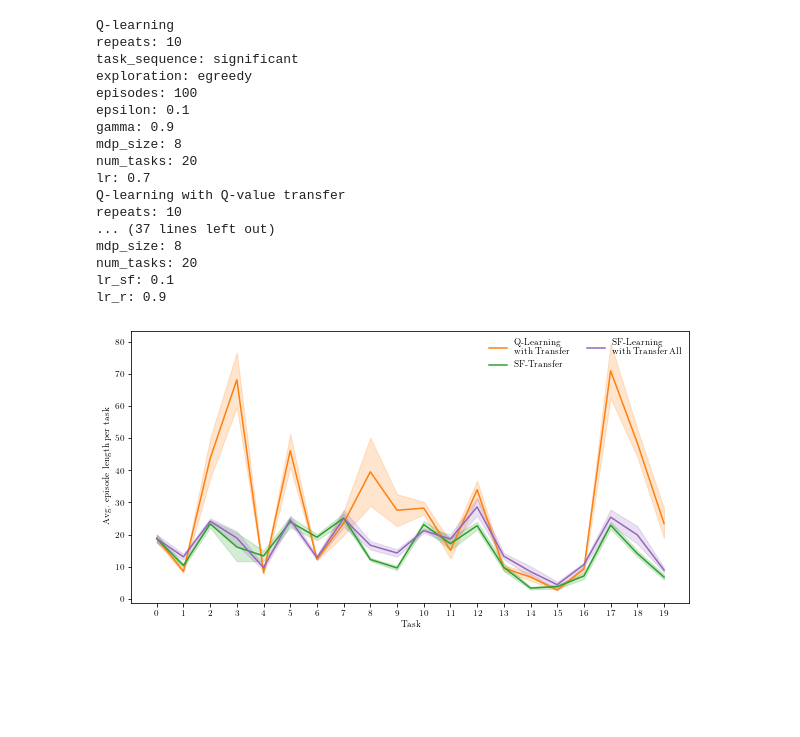
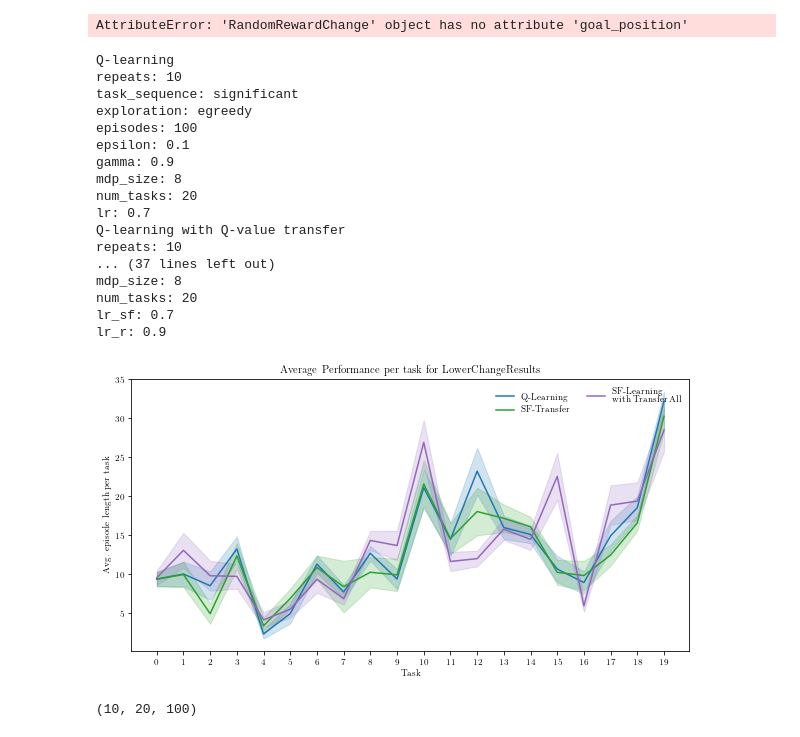
Before and after one commit to samuelfneumann/rewardpredictive, a Jupyter notebook: visualization.ipynb, the cells around one changed output. Cells and saved outputs as stored; diff of their text form; code cells hidden in the pictures; blank space fills up the shorter version.

```diff
--- a/visualization.ipynb
+++ b/visualization.ipynb
@@ -1,15 +1,26 @@
 # %%
+import pickle
 import numpy as np
 import rewardpredictive as rp
 import rlutils as rl
 import matplotlib.pyplot as plt
+from pathlib import Path
+from rewardpredictive.mdp import RandomRewardChange, mdp_goal_dist
 
 from matplotlib import rc
 rc('font', **{'family': 'serif', 'size': 9})
 rc('text', usetex=True)
 
-ql = rp.ExperimentSetTaskSequenceRandomRewardChangeQLearning.load()
-qt = rp.ExperimentSetTaskSequenceRandomRewardChangeQTransfer.load()
-sfl = rp.ExperimentSetTaskSequenceRandomRewardChangeSFLearning.load()
-sft = rp.ExperimentSetTaskSequenceRandomRewardChangeSFTransfer.load()
-sfta = rp.ExperimentSetTaskSequenceRandomRewardChangeSFTransferAll.load()
+from definitions import ROOT_DIR
+
+results_directory = 'UniformRandomResults'
+maze_file = Path(ROOT_DIR, 'data', 'RandomRewardMaze', 'maze.pkl')
+
+ql = rp.ExperimentSetTaskSequenceRandomRewardChangeQLearning.load(base_dir=f'./data/{results_directory}')
+qt = rp.ExperimentSetTaskSequenceRandomRewardChangeQTransfer.load(base_dir=f'./data/{results_directory}')
+sfl = rp.ExperimentSetTaskSequenceRandomRewardChangeSFLearning.load(base_dir=f'./data/{results_directory}')
+sft = rp.ExperimentSetTaskSequenceRandomRewardChangeSFTransfer.load(base_dir=f'./data/{results_directory}')
+sfta = rp.ExperimentSetTaskSequenceRandomRewardChangeSFTransferAll.load(base_dir=f'./data/{results_directory}')
+
+with open(maze_file, 'rb') as f:
+    mdp_seq = pickle.load(f)
@@ -34,3 +27,12 @@ Loading mazes from file /home/taodav/Documents/rewardpredictive/data/RandomRewar
+# %%
+all_positions = [mdp_seq[0].goal_position]
+all_distances = [0]
+for i in range(1, len(mdp_seq)):
+    all_distances.append(int(mdp_goal_dist(mdp_seq[i-1], mdp_seq[i])))
+    all_positions.append(mdp_seq[i].goal_position)
+len(all_distances)
+# %% [output]
+AttributeError: 'RandomRewardChange' object has no attribute 'goal_position'
 # %%
 # Set up some preliminary variables used for plotting
 episodes_per_task = ql.experiment_list[0].hparam["episodes"]
@@ -50,42 +52,48 @@ exp_sfl = sfl.get_best_experiment(exploration='egreedy', task_sequence='signific
 print('SF-learning with SF and rew transfer')
 exp_sfta = sfta.get_best_experiment(exploration='egreedy', task_sequence='significant')
 
-ep_len_qlearning = np.mean(exp_ql.results['episode_length'], axis=-1)
-ep_len_qtransfer = np.mean(exp_qt.results['episode_length'], axis=-1)
-ep_len_sftransfer = np.mean(exp_sft.results['episode_length'], axis=-1)
-ep_len_sflearning = np.mean(exp_sfl.results['episode_length'], axis=-1)
-ep_len_sftransferall = np.mean(exp_sfta.results['episode_length'], axis=-1)
+ep_len_qlearning = np.mean(np.array(exp_ql.results['episode_length'])[:, :, :50], axis=-1)
+ep_len_qtransfer = np.mean(np.array(exp_qt.results['episode_length'])[:, :, :50], axis=-1)
+ep_len_sftransfer = np.mean(np.array(exp_sft.results['episode_length'])[:, :, :50], axis=-1)
+ep_len_sflearning = np.mean(np.array(exp_sfl.results['episode_length'])[:, :, :50], axis=-1)
+ep_len_sftransferall = np.mean(np.array(exp_sfta.results['episode_length'])[:, :, :50], axis=-1)
 
 plt.figure(figsize=(10, 5))
-# rl.plot.mean_with_sem(tasks, ep_len_qlearning, axis=0, color='C0', label='Q-Learning')
-rl.plot.mean_with_sem(tasks, ep_len_qtransfer, axis=0, color='C1', label='Q-Learning\nwith Transfer')
+rl.plot.mean_with_sem(tasks, ep_len_qlearning, axis=0, color='C0', label='Q-Learning')
+# rl.plot.mean_with_sem(tasks, ep_len_qtransfer, axis=0, color='C1', label='Q-Learning\nwith Transfer')
 rl.plot.mean_with_sem(tasks, ep_len_sftransfer, axis=0, color='C2', label='SF-Transfer')
 # rl.plot.mean_with_sem(tasks, ep_len_sflearning, axis=0, color='C3', label='SF-Learning')
 rl.plot.mean_with_sem(tasks, ep_len_sftransferall, axis=0, color='C4', label='SF-Learning\nwith Transfer All')
+
 # plt.ylim([10, 35])
+plt.title(f'Average Performance per task for {results_directory}')
 plt.ylabel('Avg. episode length per task')
 plt.xlabel('Task')
 plt.xticks(tasks)
 leg = plt.legend(loc=1, ncol=2, frameon=False)
 leg.get_frame().set_linewidth(0.0)
 plt.savefig('figure/sftransfer/comparison_ep_len_per_task.pdf', bbox_inches='tight', pad_inches=.1, transparent=True)
 # %% [output]
 Q-learning
 repeats: 10
 task_sequence: significant
 exploration: egreedy
 episodes: 100
 epsilon: 0.1
 gamma: 0.9
 mdp_size: 8
 num_tasks: 20
 lr: 0.7
 Q-learning with Q-value transfer
 repeats: 10
 ... (37 lines left out)
 mdp_size: 8
 num_tasks: 20
-lr_sf: 0.1
+lr_sf: 0.7
 lr_r: 0.9
-[figure, old version]
+[figure, new version]
+# %%
+np.array(exp_ql.results['episode_length']).shape
+# %% [output]
+(10, 20, 100)
 # %%
```
Also changed, not shown: parts of 8 cells of this notebook, 2 other files.
